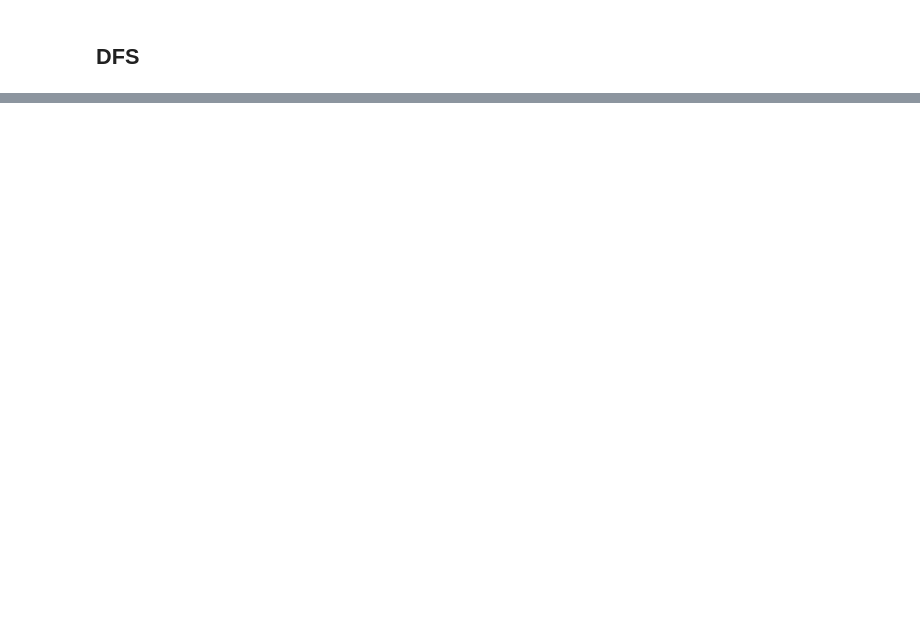
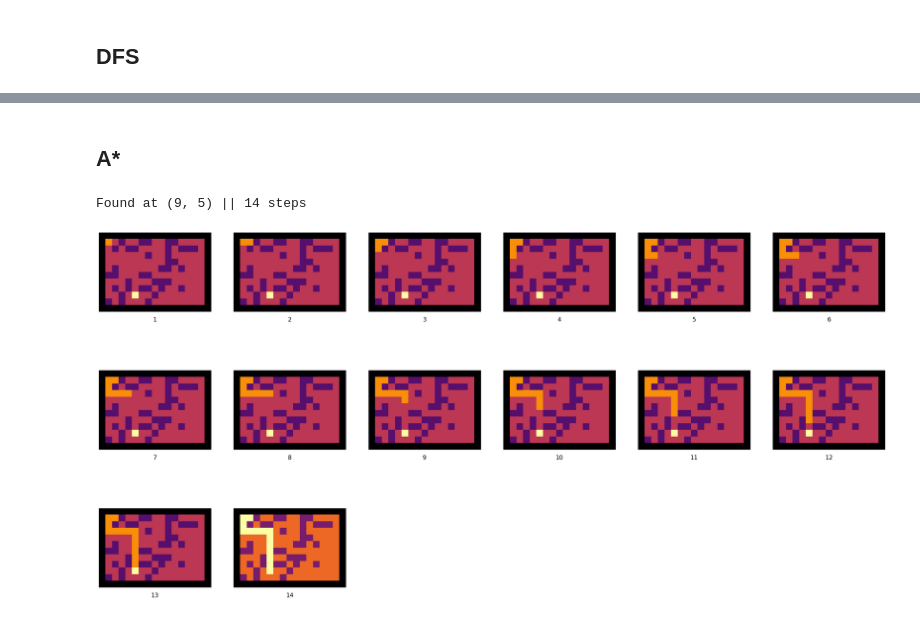
Before and after one commit to erenolg/BFS-DFS-Visualization, a Jupyter notebook: run.ipynb, the cells around one changed output, grey strips where cells are left out. Drawn from its saved outputs; the diff is of its cells as text; code cells hidden in the pictures; blank space fills up the shorter version.

Commit message:
astar algorithm added

```diff
--- a/run.ipynb
+++ b/run.ipynb
@@ -37,0 +38,10 @@ search.plot_progress()
+# %% [markdown]
+## A*
+# %%
+search.astar(map1)
+# %% [output]
+Found at (9, 5) || 14 steps
+# %%
+search.plot_progress()
+# %% [output]
+[figure, added]
```
Also changed, not shown: parts of 6 cells of this notebook, 1 other file.
